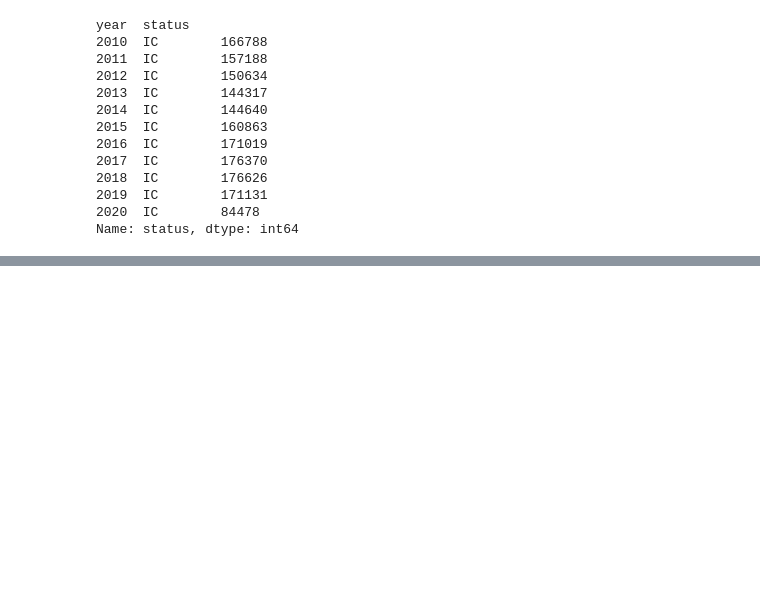
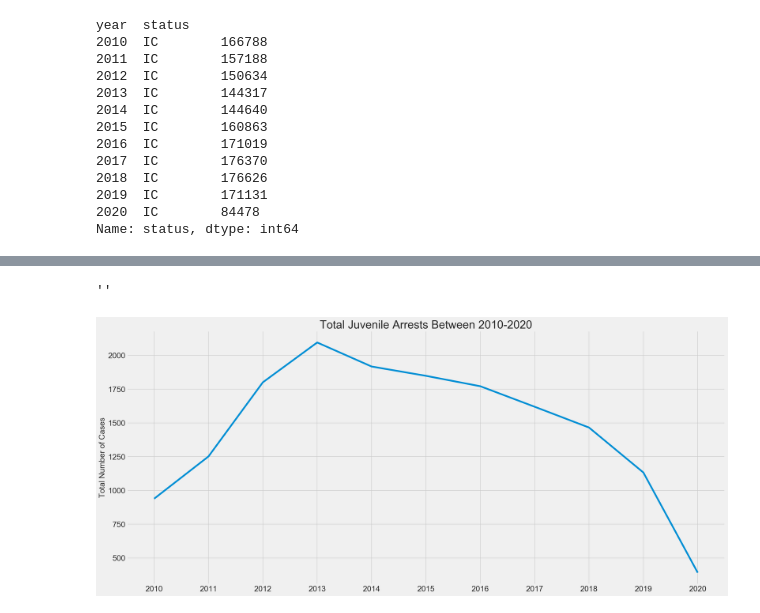
Before and after one commit to veeps/LA_innovation_team, a Jupyter notebook: code/003_explore_trends.ipynb, the cells around one changed output, grey strips where cells are left out. Cells and saved outputs as stored; diff of their text form; code cells hidden in the pictures; blank space fills up the shorter version.

Commit message:
plotting # of juvenile arrests over the years

```diff
--- a/code/003_explore_trends.ipynb
+++ b/code/003_explore_trends.ipynb
@@ -284,0 +281,3 @@ array(['Adult Arrest', 'Invest Cont', 'Adult Other', 'Juv Arrest',
+# %%
+# segment dataframe for only the juvenile cases
+ja = df[df["status"] == "JA"]
@@ -284,0 +307,22 @@ array(['Adult Arrest', 'Invest Cont', 'Adult Other', 'Juv Arrest',
+# %%
+total_ja = pd.DataFrame(ja.groupby("year").size().reset_index(name ="total_cases"))
+total_ja.set_index("year", inplace = True)
+# %%
+# Generate a time plot of our data.
+
+plot_series(total_ja,
+            ['total_cases'],
+            title = 'Total Juvenile Arrests Between 2010-2020',
+            steps = 1);
+
+
+ax = sns.scatterplot(x=2020, y="total_cases", data=total_ja.tail(1), legend=False,
+                     color = "#000000",marker = "s" )
+
+ax.ylabel("Total Number of Cases", fontsize=18)
+
+ax.text(2020+0.05, total_ja[total_ja.index==2020]["total_cases"],
+             "2020 data only up to July 1", horizontalalignment='left', size =12);
+# %% [output]
+''
+[figure, added]
```
Also changed, not shown: parts of 10 cells of this notebook, 1 other file.
